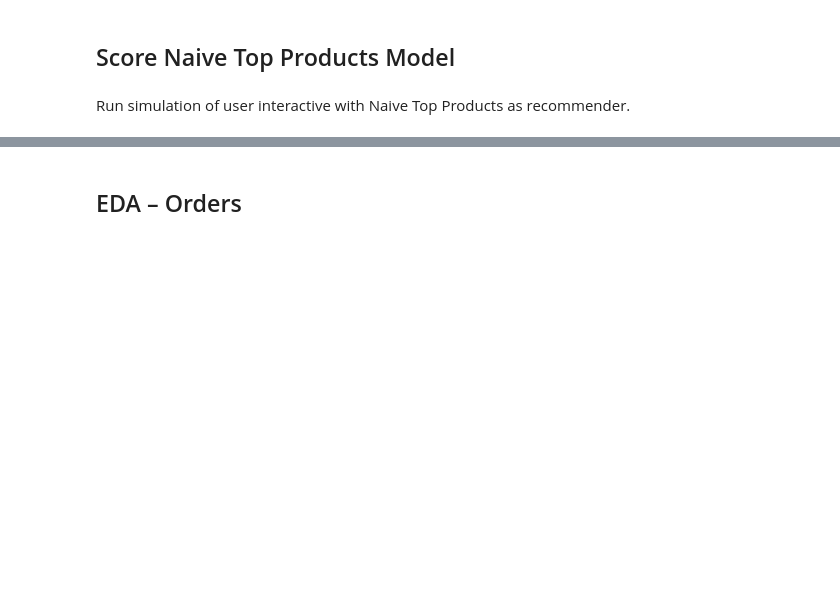
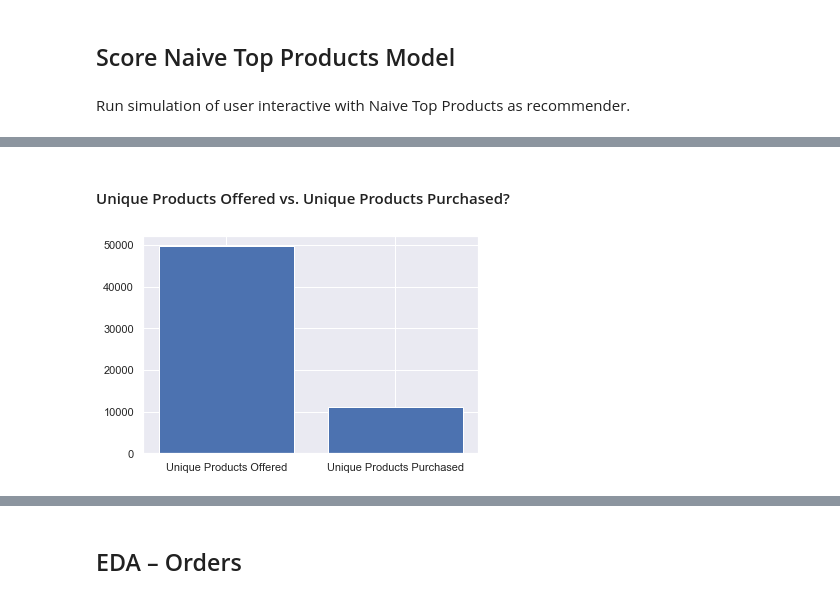
Before and after one commit to thomkav/classification_instacart, a Jupyter notebook: notebooks/IC_Modeling_HubNotebook.ipynb, the cells around one changed output, grey strips where cells are left out. Cells and saved outputs as stored; diff of their text form; code cells hidden in the pictures; blank space fills up the shorter version.

```diff
--- a/notebooks/IC_Modeling_HubNotebook.ipynb
+++ b/notebooks/IC_Modeling_HubNotebook.ipynb
@@ -366,0 +393,11 @@ df_dept_index.head(3)
+# %% [markdown]
+#### Unique Products Offered vs. Unique Products Purchased?
+# %%
+unique_prods_offered = df_prod_dir.product_name.nunique()
+unique_prods_purchased = df_all_order_prods.product_name.nunique()
+
+data = ({'Unique Products Offered':df_prod_dir.product_name.nunique(),
+         'Unique Products Purchased': df_all_order_prods.product_name.nunique()})
+plt.bar(data.keys(), list(data.values()));
+# %% [output]
+[figure, added]
```
Also changed, not shown: parts of 32 cells of this notebook, 6 other files.
